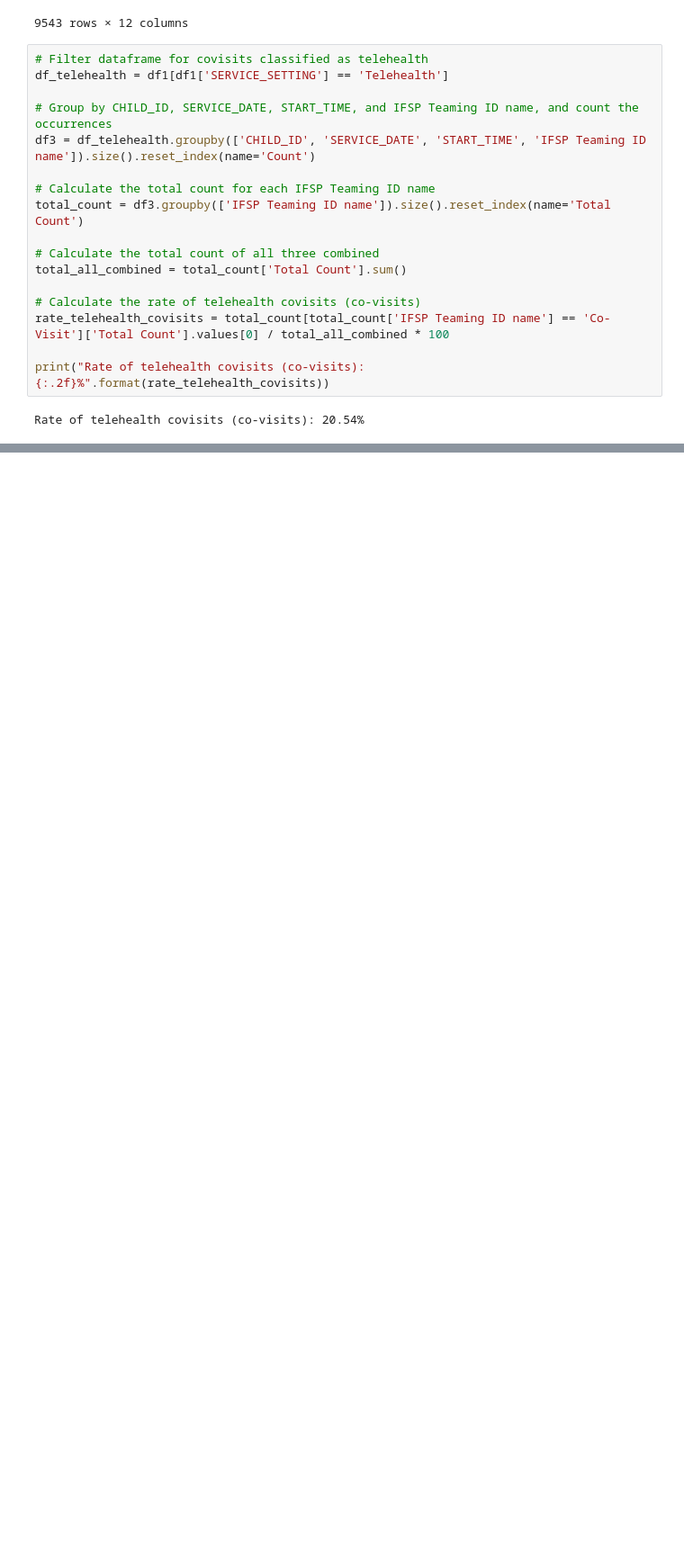
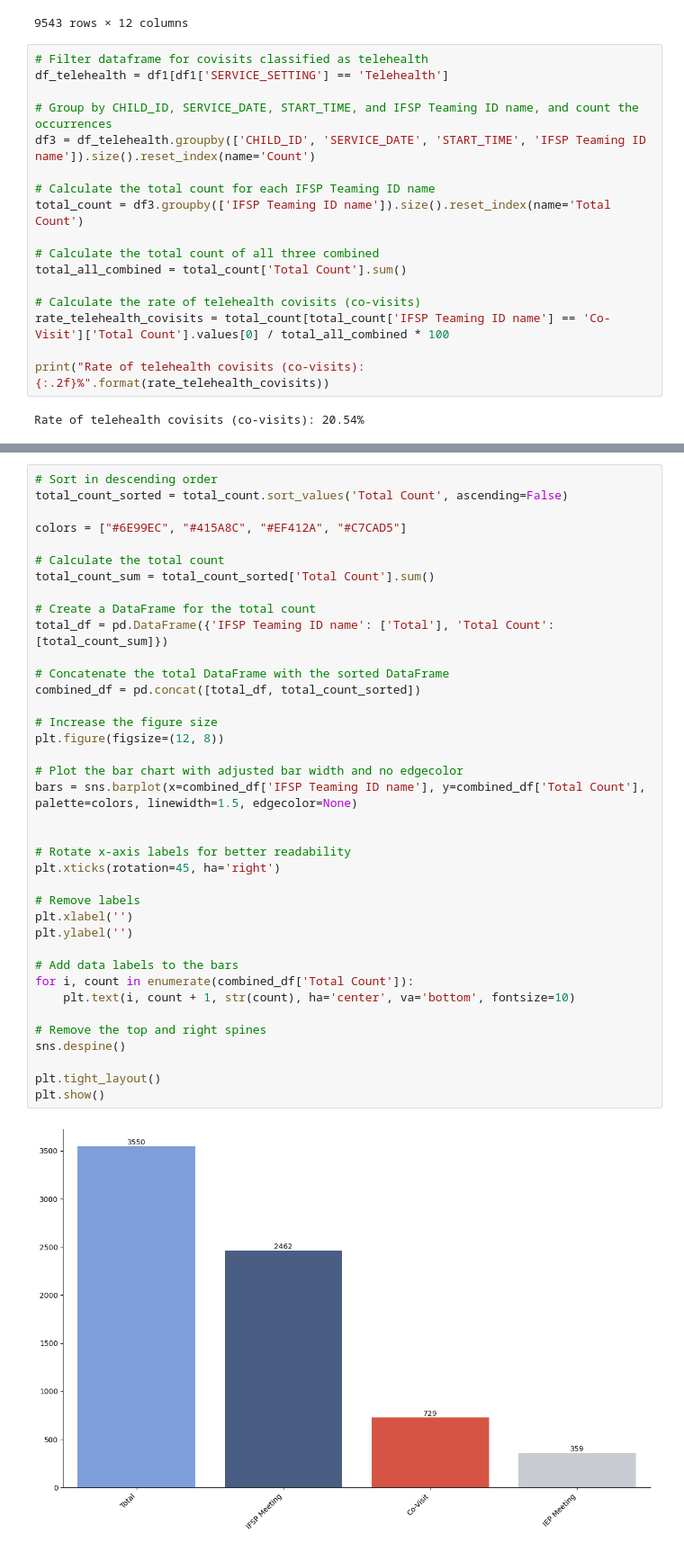
Before and after one commit to NSS-Data-Analytics-Cohort-8/teis_da8_1-should-pad-alytics, a Jupyter notebook: notebook/covisit_uniques.ipynb, the cells around one changed output, grey strips where cells are left out. Shown at 90% size. Cells and saved outputs as stored; diff of their text form; blank space fills up the shorter version.

```diff
--- a/notebook/covisit_uniques.ipynb
+++ b/notebook/covisit_uniques.ipynb
@@ -194,0 +177,40 @@ Rate of telehealth covisits (co-visits): 20.54%
+# %%
+# Sort in descending order
+total_count_sorted = total_count.sort_values('Total Count', ascending=False)
+
+colors = ["#6E99EC", "#415A8C", "#EF412A", "#C7CAD5"]
+
+# Calculate the total count
+total_count_sum = total_count_sorted['Total Count'].sum()
+
+# Create a DataFrame for the total count
+total_df = pd.DataFrame({'IFSP Teaming ID name': ['Total'], 'Total Count': [total_count_sum]})
+
+# Concatenate the total DataFrame with the sorted DataFrame
+combined_df = pd.concat([total_df, total_count_sorted])
+
+# Increase the figure size
+plt.figure(figsize=(12, 8))
+
+# Plot the bar chart with adjusted bar width and no edgecolor
+bars = sns.barplot(x=combined_df['IFSP Teaming ID name'], y=combined_df['Total Count'], palette=colors, linewidth=1.5, edgecolor=None)
+
+
+# Rotate x-axis labels for better readability
+plt.xticks(rotation=45, ha='right')
+
+# Remove labels
+plt.xlabel('')
+plt.ylabel('')
+
+# Add data labels to the bars
+for i, count in enumerate(combined_df['Total Count']):
+    plt.text(i, count + 1, str(count), ha='center', va='bottom', fontsize=10)
+
+# Remove the top and right spines
+sns.despine()
+
+plt.tight_layout()
+plt.show()
+# %% [output]
+[figure, added]
```
Also changed, not shown: parts of 2 cells of this notebook.
